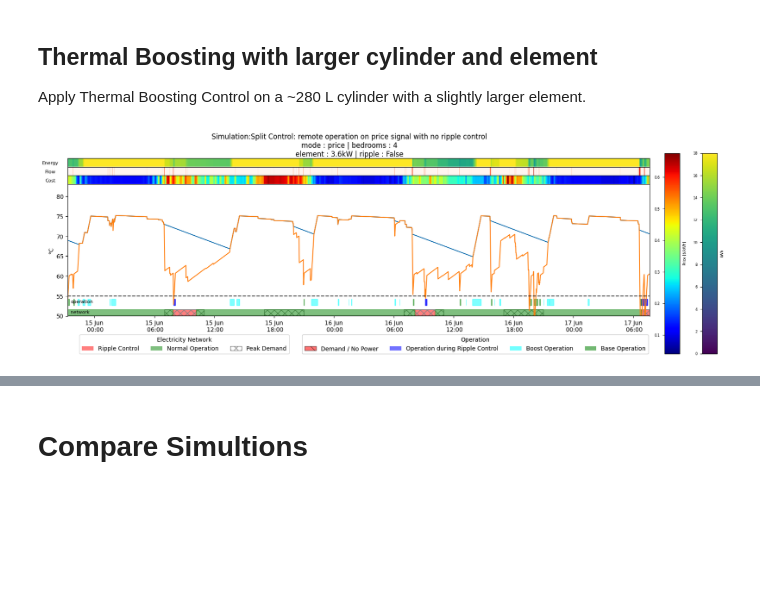
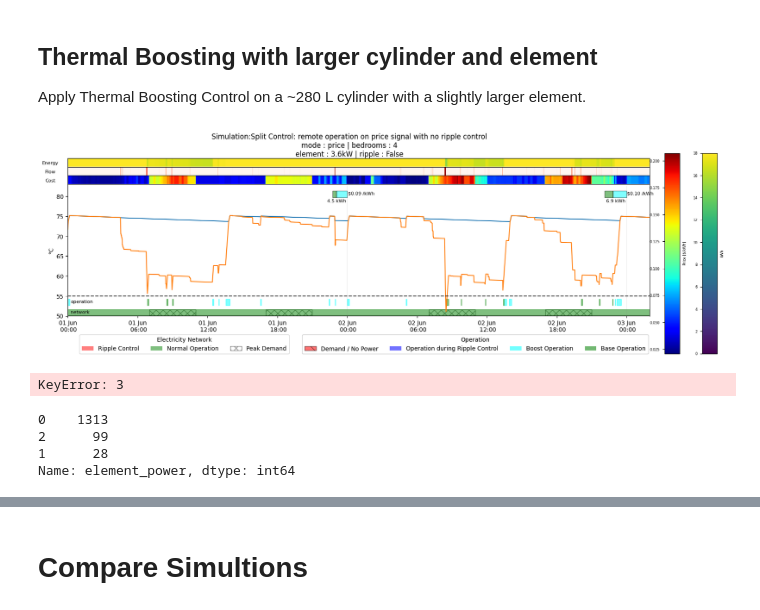
Before and after one commit to CJP123/cylinder, a Jupyter notebook: nbs/05_use.ipynb, the cells around one changed output, grey strips where cells are left out. Cells and saved outputs as stored; diff of their text form; code cells hidden in the pictures; blank space fills up the shorter version.

```diff
--- a/nbs/05_use.ipynb
+++ b/nbs/05_use.ipynb
@@ -219,8 +170,8 @@ strategies[2] = {'name': 'Split Control: remote operation on price signal with r
             'operation': 'price',
             'bedrooms': 4,
             'element' :3,
-            'Tset_H' : 75,
-            'Tset_L' : 60,
+            'Tset_H' : 75.,
+            'Tset_L' : 60.,
             'radius' : 0.22,
             'height' : 1.1,
             'ripple' : False}
@@ -288,2 +178,5 @@ df[strategy] = pd.concat([power.loc[time_period].reset_index(),
+# %%
+#| hide
+df[2] = run_simulation(strategies[2], power, time_period='2020-06')
 # %%
 # |filter_stream FutureWarning , .iteritems()
@@ -299,8 +192,8 @@ strategies[3] = {'name': 'Split Control: remote operation on price signal with n
             'operation': 'price',
             'bedrooms': 4,
             'element' :3.6,
-            'Tset_H' : 75,
-            'Tset_L' : 60,
+            'Tset_H' : 75.,
+            'Tset_L' : 60.,
             'radius' : 0.25,
             'height' : 1.4,
             'ripple' : False}
@@ -367,0 +200,3 @@ df[strategy] = pd.concat([power.loc[time_period].reset_index(),
+# %%
+#| hide
+df[3] = run_simulation(strategies[3], power, time_period='2020-06')
@@ -368,5 +333,19 @@ df[strategy] = pd.concat([power.loc[time_period].reset_index(),
 # %%
 # |filter_stream FutureWarning
-plot_sim(strategies[3], df[3].iloc[20000:23500])
+plot_sim(strategies[3], df[3].iloc[:3000])
 # %% [output]
-[figure, old version]
+[figure, new version]
+# %%
+# add a column of the daily sum of price
+df[3].assign(kwh_boost = lambda df: df[df.element_power ==2].groupby('date').element_power.transform('count'),
+             kwh_base = lambda df: df[df.element_power ==1].groupby('date').element_power.transform('count'),
+)
+# %% [output]
+KeyError: 3
+# %%
+df[3]['2020-06-17'].element_power.value_counts()
+# %% [output]
+0    1313
+2      99
+1      28
+Name: element_power, dtype: int64
```
Also changed, not shown: parts of 14 cells of this notebook, 7 other files.
